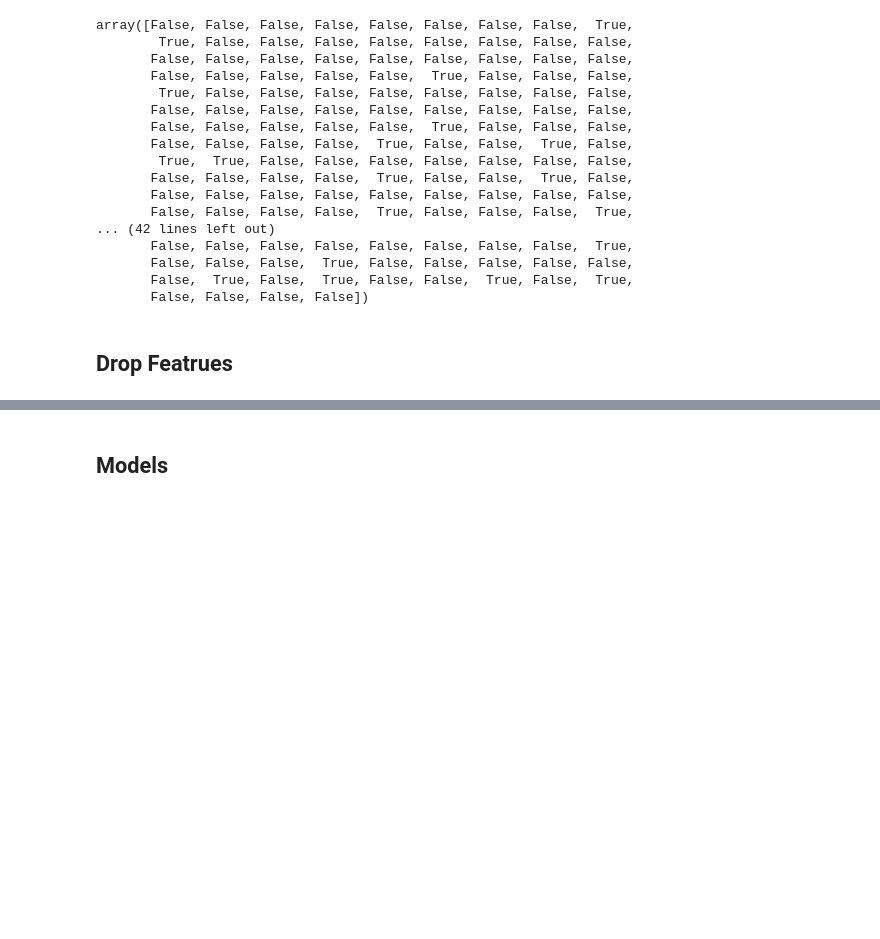
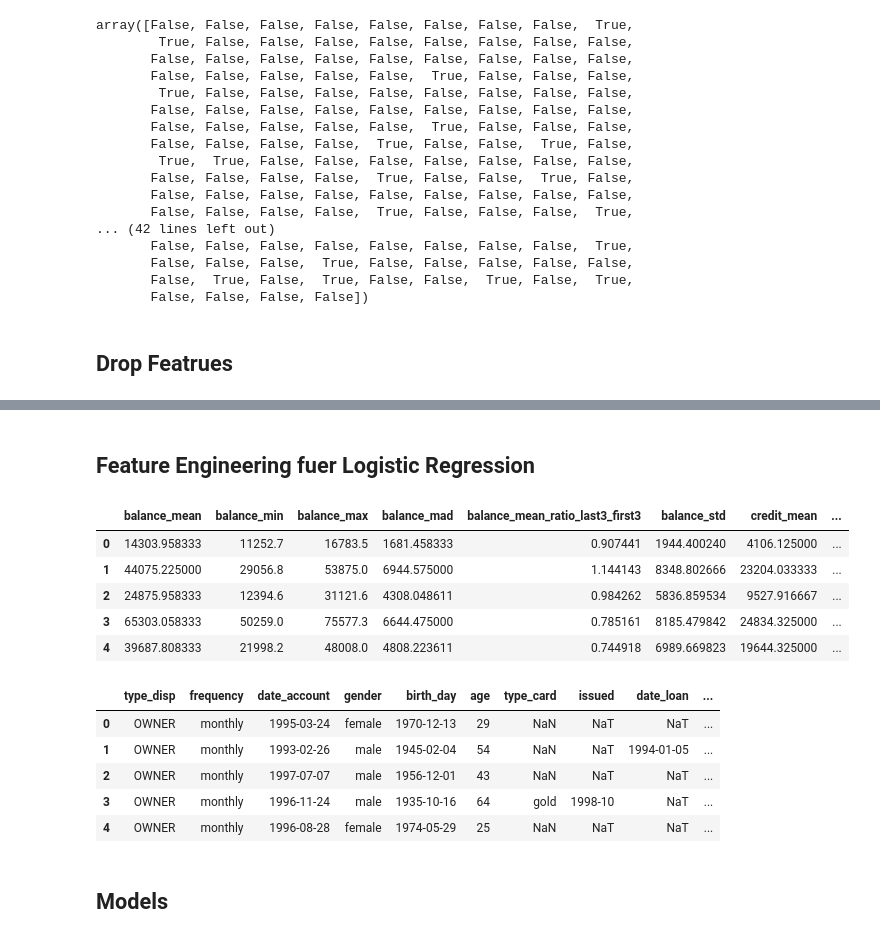
Before and after one commit to etiiiR/fhnw_aml, a Jupyter notebook: AML_MC.ipynb, the cells around one changed output, grey strips where cells are left out. Drawn from its saved outputs; the diff is of its cells as text; code cells hidden in the pictures; blank space fills up the shorter version.

```diff
--- a/AML_MC.ipynb
+++ b/AML_MC.ipynb
@@ -1614,3 +1624,62 @@ X = clean_data(X)
+# %% [markdown]
+## Feature Engineering fuer Logistic Regression
+# %%
+df = X.copy()
+
+
+# Function to calculate features
+def calculate_features(df, prefix):
+    monthly_values = df[[f"{prefix}_{i}" for i in range(1, 13)]]
+
+    features = {
+        f"{prefix}_mean": monthly_values.mean(axis=1),
+        f"{prefix}_min": monthly_values.min(axis=1),
+        f"{prefix}_max": monthly_values.max(axis=1),
+        f"{prefix}_mad": monthly_values.sub(monthly_values.mean(axis=1), axis=0)
+        .abs()
+        .mean(axis=1),
+        f"{prefix}_mean_ratio_last3_first3": (
+            monthly_values[[f"{prefix}_{i}" for i in range(10, 13)]].mean(axis=1)
+            / monthly_values[[f"{prefix}_{i}" for i in range(1, 4)]].mean(axis=1)
+        ),
+    }
+
+    if prefix in ["credit", "withdrawal"]:
+        features[f"{prefix}_sum"] = monthly_values.sum(axis=1)
+    if prefix in ["balance", "credit"]:
+        features[f"{prefix}_std"] = monthly_values.std(axis=1)
+
+    return features
+
+
+# List of column prefixes for required calculations
+columns_to_process = ["balance", "credit", "n_transactions", "withdrawal"]
+
+# Generating features for each prefix and merging them
+all_features = {}
+for prefix in columns_to_process:
+    all_features.update(calculate_features(df, prefix))
+
+# Creating the final dataframe with new features
+df_features = pd.DataFrame(all_features)
+
+
+display(df_features.head(5))
+X_feature_engineered = pd.concat([X, df_features], axis=1)
+display(X_feature_engineered.head(5))
+# %% [output]
+|  | balance_mean | balance_min | balance_max | balance_mad | balance_mean_ratio_last3_first3 | balance_std | credit_mean | ... |
+| 0 | 14303.958333 | 11252.7 | 16783.5 | 1681.458333 | 0.907441 | 1944.400240 | 4106.125000 | ... |
+| 1 | 44075.225000 | 29056.8 | 53875.0 | 6944.575000 | 1.144143 | 8348.802666 | 23204.033333 | ... |
+| 2 | 24875.958333 | 12394.6 | 31121.6 | 4308.048611 | 0.984262 | 5836.859534 | 9527.916667 | ... |
+| 3 | 65303.058333 | 50259.0 | 75577.3 | 6644.475000 | 0.785161 | 8185.479842 | 24834.325000 | ... |
+| 4 | 39687.808333 | 21998.2 | 48008.0 | 4808.223611 | 0.744918 | 6989.669823 | 19644.325000 | ... |
+|  | type_disp | frequency | date_account | gender | birth_day | age | type_card | issued | date_loan | ... |
+| 0 | OWNER | monthly | 1995-03-24 | female | 1970-12-13 | 29 | NaN | NaT | NaT | ... |
+| 1 | OWNER | monthly | 1993-02-26 | male | 1945-02-04 | 54 | NaN | NaT | 1994-01-05 | ... |
+| 2 | OWNER | monthly | 1997-07-07 | male | 1956-12-01 | 43 | NaN | NaT | NaT | ... |
+| 3 | OWNER | monthly | 1996-11-24 | male | 1935-10-16 | 64 | gold | 1998-10 | NaT | ... |
+| 4 | OWNER | monthly | 1996-08-28 | female | 1974-05-29 | 25 | NaN | NaT | NaT | ... |
 # %% [markdown]
 ## Models
 # %%
```
Also changed, not shown: parts of 18 cells of this notebook, 1 other file.
